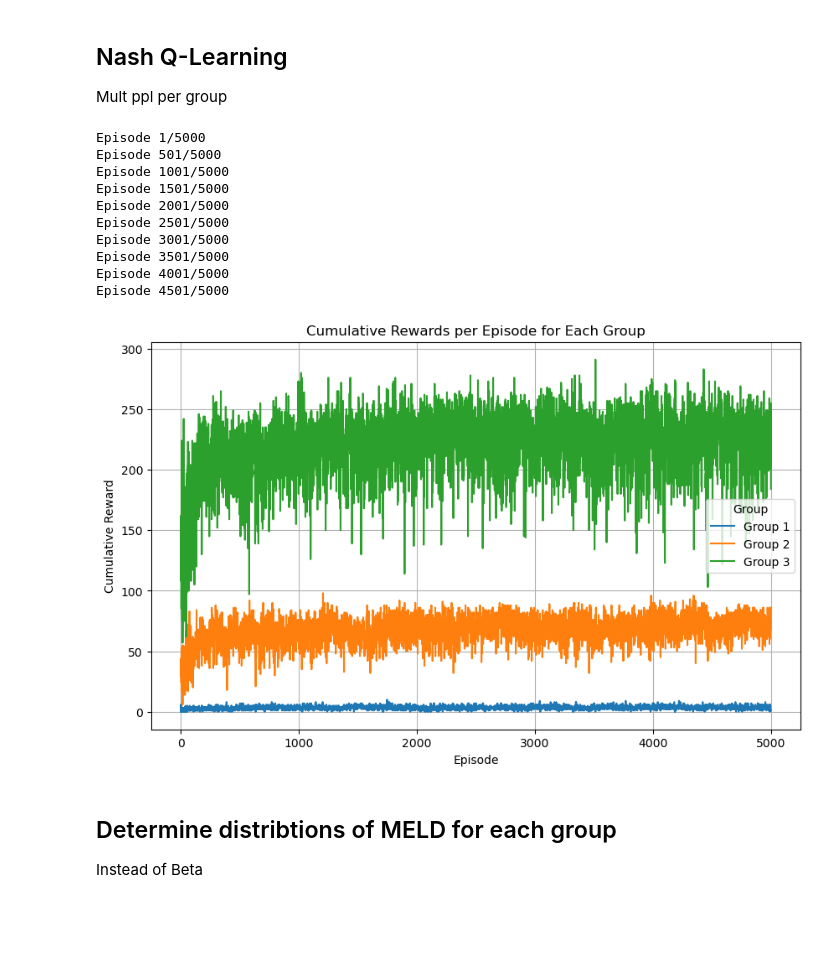
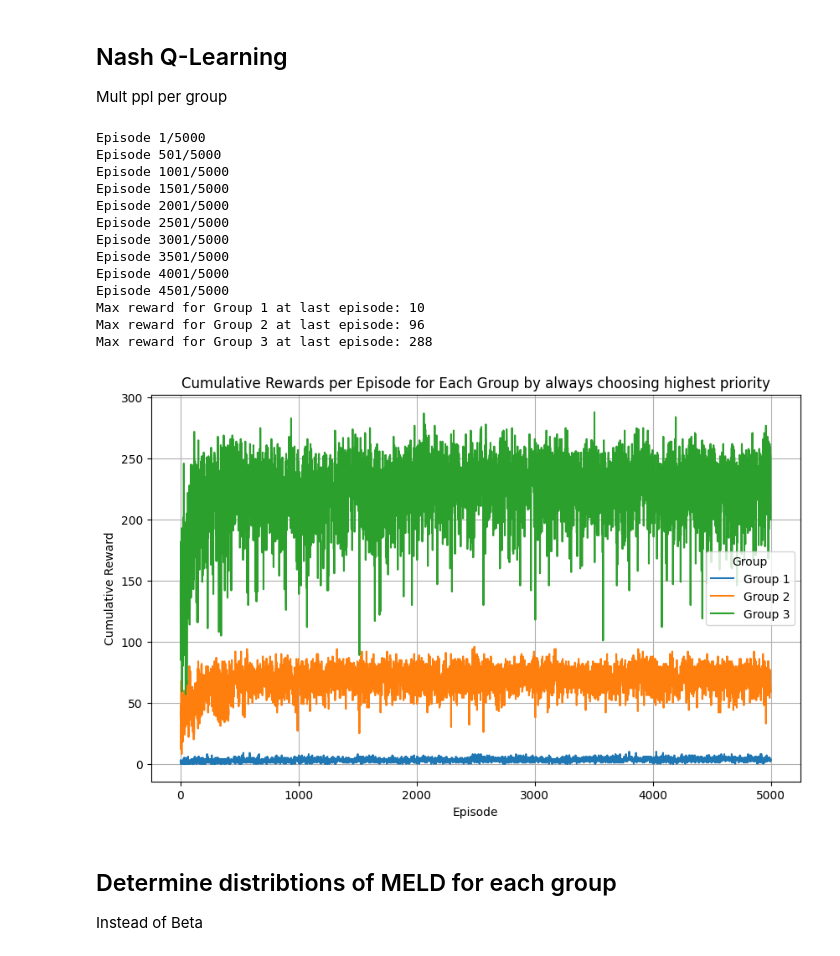
Before and after one commit to justinebreuch/organ-allocation, a Jupyter notebook: MMDP.ipynb, the cells around one changed output. Saved outputs shown, nothing was run; the diff lists cells and outputs as text; code cells hidden in the pictures; blank space fills up the shorter version.

```diff
--- a/MMDP.ipynb
+++ b/MMDP.ipynb
@@ -563,20 +583,60 @@ def decentralized_transition(state, actions):
         "patient_groups": [],
     }
     rewards = [0] * num_groups
-    total_allocation = 0
 
-    for group_id, priority in enumerate(actions):
-        matched_organs = 0
-        for _ in range(patients_per_group[group_id + 1]):  # Iterate over patients in the group
-            urgency = sample_urgency(group_id)
-            if urgency > priority and new_state["organs"] > 0:
-                matched_organs += 1
+    def priority_strategy():
+        total_allocation = 0
+        for group_id, priority in enumerate(actions):
+            matched_organs = 0
+            for _ in range(patients_per_group[group_id + 1]):  # Iterate over patients in the group
+                urgency = sample_urgency(group_id)
+                if urgency > priority and new_state["organs"] > 0:
+                    matched_organs += 1
+                    new_state["organs"] -= 1
+                    total_allocation += 1
+            new_state["patient_groups"].append({"matched_organs": matched_organs})
+            rewards[group_id] = matched_organs * priority
+
+    def random_allocation_strategy():
+        total_organs = new_state["organs"]
+        allocations = [0] * num_groups
+        for _ in range(total_organs):
+            group_id = random.randint(0, num_groups - 1)
+            allocations[group_id] += 1
+
+        for group_id in range(num_groups):
+            new_state["patient_groups"].append({"matched_organs": allocations[group_id]})
+            rewards[group_id] = allocations[group_id] * actions[group_id]
+            new_state["organs"] -= allocations[group_id]
+
+    def high_priority_strategy():
+        total_allocation = 0
+        urgencies = []
+        for group_id in range(num_groups):
+            for _ in range(patients_per_group[group_id + 1]):
+                urgency = sample_urgency(group_id)
+                urgencies.append((urgency, group_id))
+
+        # Sort urgencies in descending order
+        urgencies.sort(reverse=True, key=lambda x: x[0])
+
+        # Allocate organs based on highest urgency
+        matched_organs_per_group = [0] * num_groups
+        for urgency, group_id in urgencies:
+            if new_state["organs"] > 0:
+                matched_organs_per_group[group_id] += 1
                 new_state["organs"] -= 1
                 total_allocation += 1
-        new_state["patient_groups"].append({"matched_organs": matched_organs})
-        rewards[group_id] = matched_organs * priority
+            else:
+                break
 
+        for group_id in range(num_groups):
+            new_state["patient_groups"].append({"matched_organs": matched_organs_per_group[group_id]})
+            rewards[group_id] = matched_organs_per_group[group_id] * actions[group_id]
+
+    priority_strategy()
     new_state["organs"] = max(0, new_state["organs"])  # Ensure non-negative organ count
+
     return new_state, rewards
 
 # Compute Nash equilibrium
@@ -624,35 +684,40 @@ for episode in range(num_episodes):
         state = next_state
         total_rewards = [r + tr for r, tr in zip(total_rewards, rewards)]
 
     # Log cumulative rewards
     for group_id in range(num_groups):
         group_rewards_per_episode[group_id].append(total_rewards[group_id])
 
     epsilon = max(0.1, epsilon * 0.99)  # Decay epsilon
 
 # Plot cumulative rewards per episode
 plt.figure(figsize=(10, 6))
 for group_id in range(num_groups):
     plt.plot(group_rewards_per_episode[group_id], label=f"Group {group_id + 1}")
+    max_reward = max(group_rewards_per_episode[group_id])
+    print(f"Max reward for Group {group_id + 1} at last episode: {max_reward}")
 
-plt.title("Cumulative Rewards per Episode for Each Group")
+plt.title("Cumulative Rewards per Episode for Each Group by always choosing highest priority")
 plt.xlabel("Episode")
 plt.ylabel("Cumulative Reward")
 plt.legend(title="Group")
 plt.grid()
 plt.show()
 # %% [output]
 Episode 1/5000
 Episode 501/5000
 Episode 1001/5000
 Episode 1501/5000
 Episode 2001/5000
 Episode 2501/5000
 Episode 3001/5000
 Episode 3501/5000
 Episode 4001/5000
 Episode 4501/5000
+Max reward for Group 1 at last episode: 10
+Max reward for Group 2 at last episode: 96
+Max reward for Group 3 at last episode: 288
-[figure, old version]
+[figure, new version]
 # %% [markdown]
 ## Determine distribtions of MELD for each group
 Instead of Beta
```
Also changed, not shown: parts of 1 cell of this notebook.
